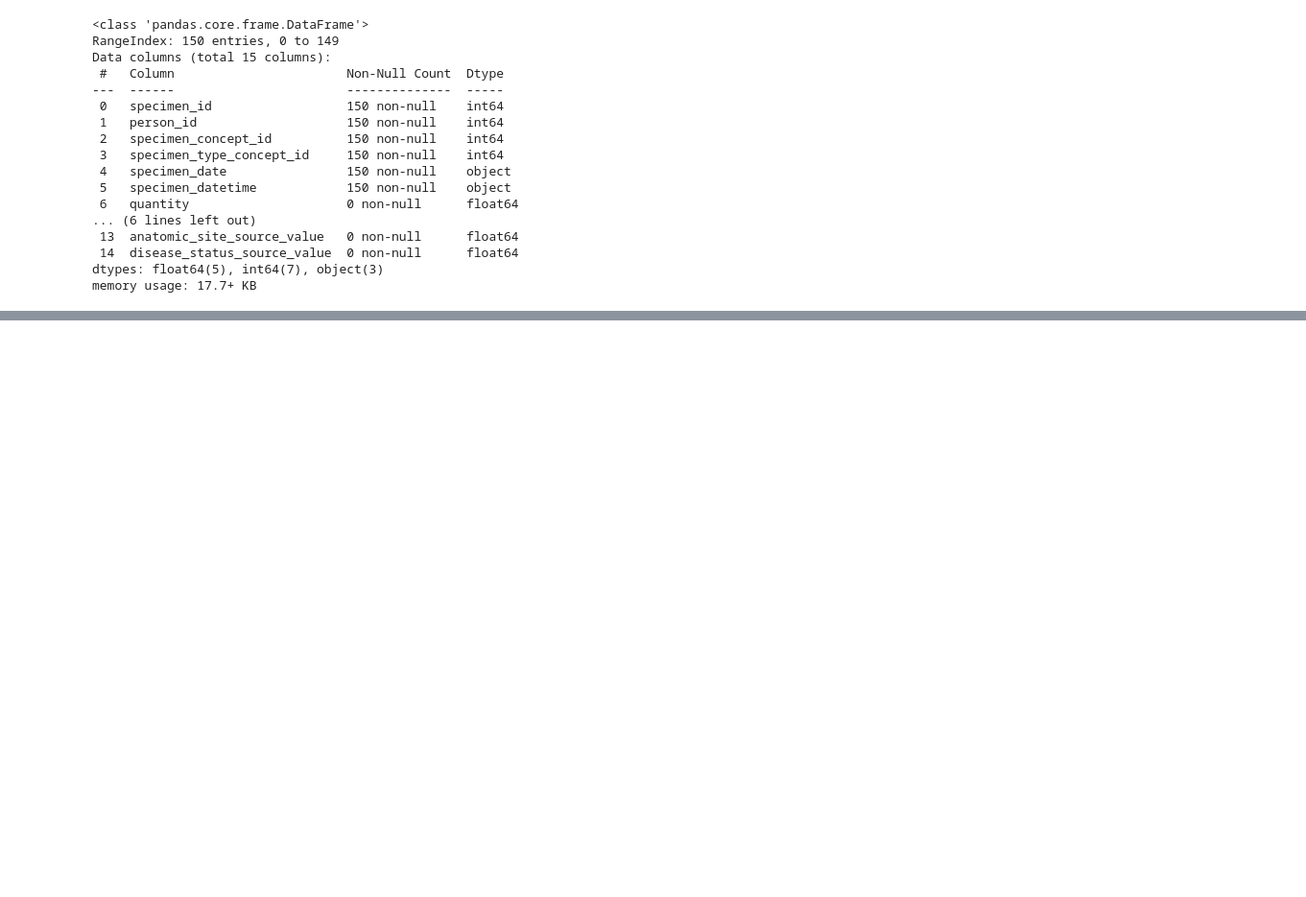
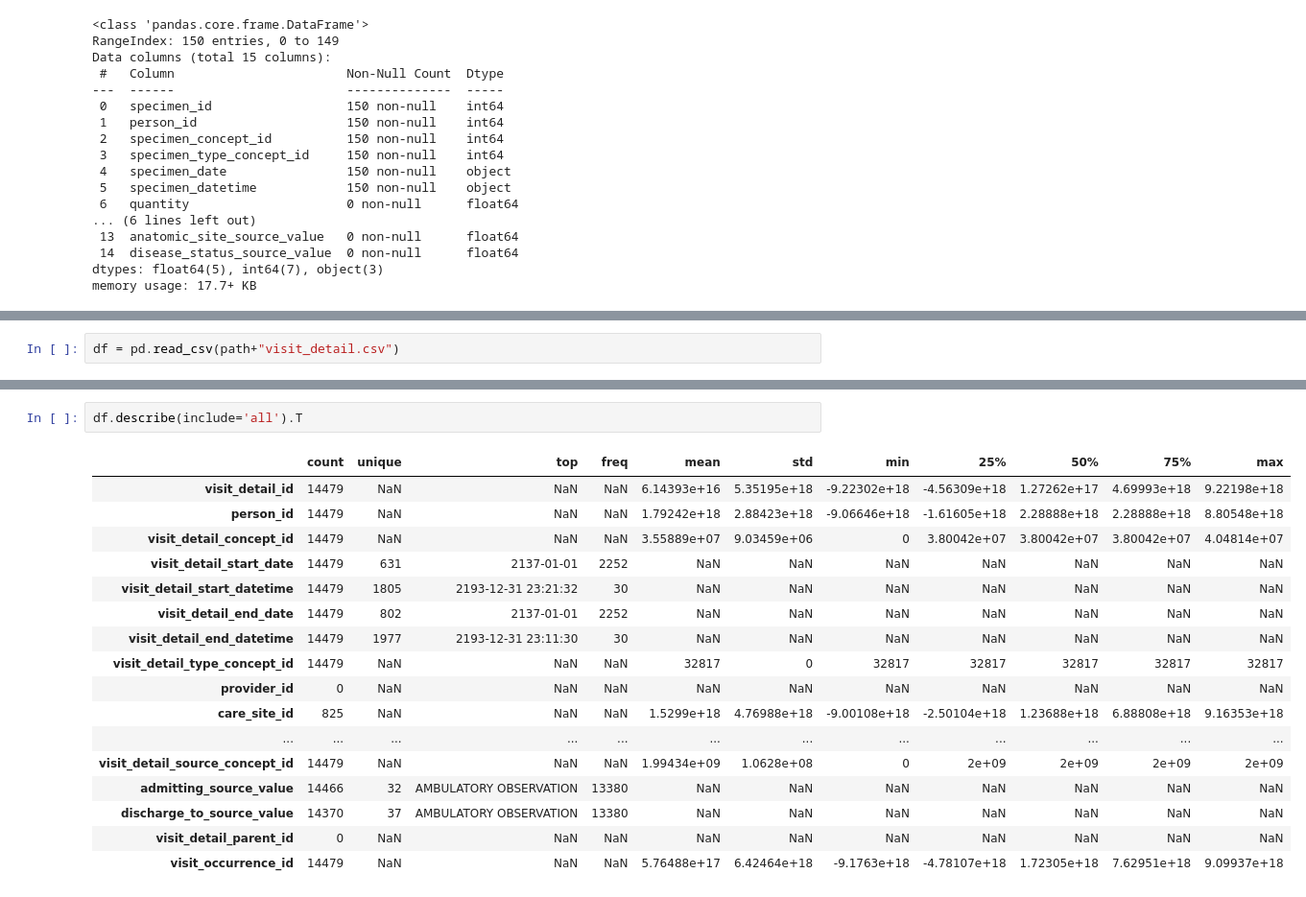
Before and after one commit to areias/mimic-iv, a Jupyter notebook: MIMIC_IV.ipynb, the cells around one changed output, grey strips where cells are left out. Shown at 96% size. Drawn from its saved outputs; the diff is of its cells as text; blank space fills up the shorter version.

Commit message:
visit_detail

```diff
--- a/MIMIC_IV.ipynb
+++ b/MIMIC_IV.ipynb
@@ -355,0 +341,2 @@ df.describe(include='all').T
+# %%
+df = pd.read_csv(path+"visit_detail.csv")
@@ -355,0 +376,20 @@ df.describe(include='all').T
+# %%
+df.describe(include='all').T
+# %% [output]
+|  | count | unique | top | freq | mean | std | min | 25% | 50% | 75% | max |
+| visit_detail_id | 14479 | NaN | NaN | NaN | 6.14393e+16 | 5.35195e+18 | -9.22302e+18 | -4.56309e+18 | 1.27262e+17 | 4.69993e+18 | 9.22198e+18 |
+| person_id | 14479 | NaN | NaN | NaN | 1.79242e+18 | 2.88423e+18 | -9.06646e+18 | -1.61605e+18 | 2.28888e+18 | 2.28888e+18 | 8.80548e+18 |
+| visit_detail_concept_id | 14479 | NaN | NaN | NaN | 3.55889e+07 | 9.03459e+06 | 0 | 3.80042e+07 | 3.80042e+07 | 3.80042e+07 | 4.04814e+07 |
+| visit_detail_start_date | 14479 | 631 | 2137-01-01 | 2252 | NaN | NaN | NaN | NaN | NaN | NaN | NaN |
+| visit_detail_start_datetime | 14479 | 1805 | 2193-12-31 23:21:32 | 30 | NaN | NaN | NaN | NaN | NaN | NaN | NaN |
+| visit_detail_end_date | 14479 | 802 | 2137-01-01 | 2252 | NaN | NaN | NaN | NaN | NaN | NaN | NaN |
+| visit_detail_end_datetime | 14479 | 1977 | 2193-12-31 23:11:30 | 30 | NaN | NaN | NaN | NaN | NaN | NaN | NaN |
+| visit_detail_type_concept_id | 14479 | NaN | NaN | NaN | 32817 | 0 | 32817 | 32817 | 32817 | 32817 | 32817 |
+| provider_id | 0 | NaN | NaN | NaN | NaN | NaN | NaN | NaN | NaN | NaN | NaN |
+| care_site_id | 825 | NaN | NaN | NaN | 1.5299e+18 | 4.76988e+18 | -9.00108e+18 | -2.50104e+18 | 1.23688e+18 | 6.88808e+18 | 9.16353e+18 |
+| ... | ... | ... | ... | ... | ... | ... | ... | ... | ... | ... | ... |
+| visit_detail_source_concept_id | 14479 | NaN | NaN | NaN | 1.99434e+09 | 1.0628e+08 | 0 | 2e+09 | 2e+09 | 2e+09 | 2e+09 |
+| admitting_source_value | 14466 | 32 | AMBULATORY OBSERVATION | 13380 | NaN | NaN | NaN | NaN | NaN | NaN | NaN |
+| discharge_to_source_value | 14370 | 37 | AMBULATORY OBSERVATION | 13380 | NaN | NaN | NaN | NaN | NaN | NaN | NaN |
+| visit_detail_parent_id | 0 | NaN | NaN | NaN | NaN | NaN | NaN | NaN | NaN | NaN | NaN |
+| visit_occurrence_id | 14479 | NaN | NaN | NaN | 5.76488e+17 | 6.42464e+18 | -9.1763e+18 | -4.78107e+18 | 1.72305e+18 | 7.62951e+18 | 9.09937e+18 |
```
Also changed, not shown: parts of 14 cells of this notebook.
